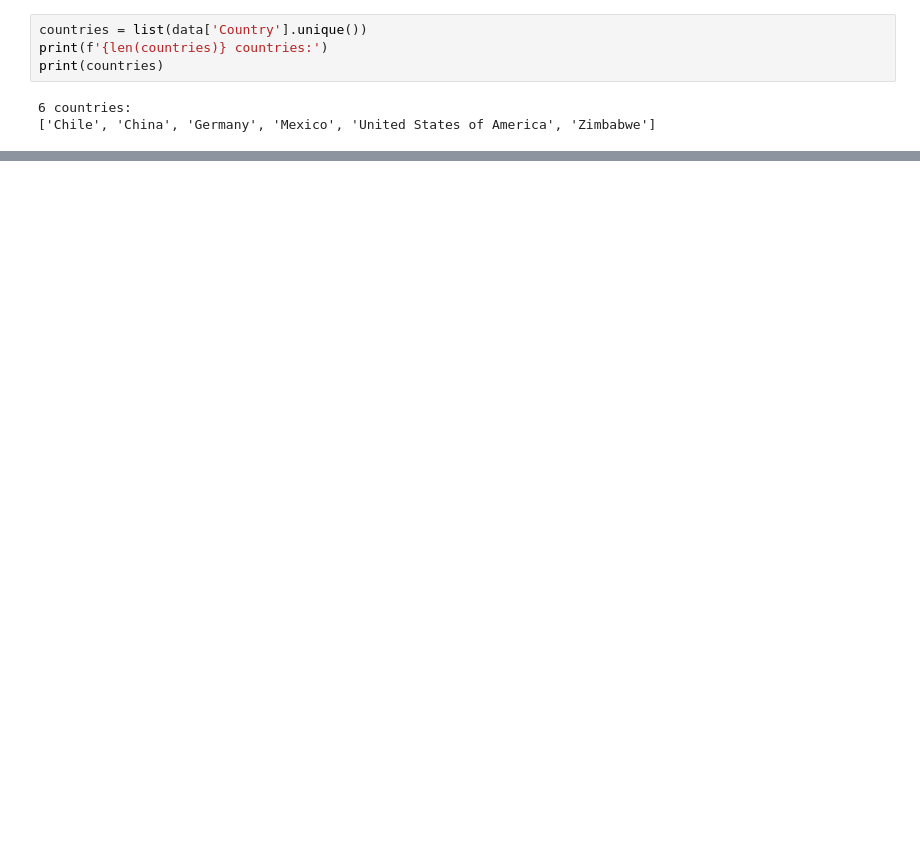
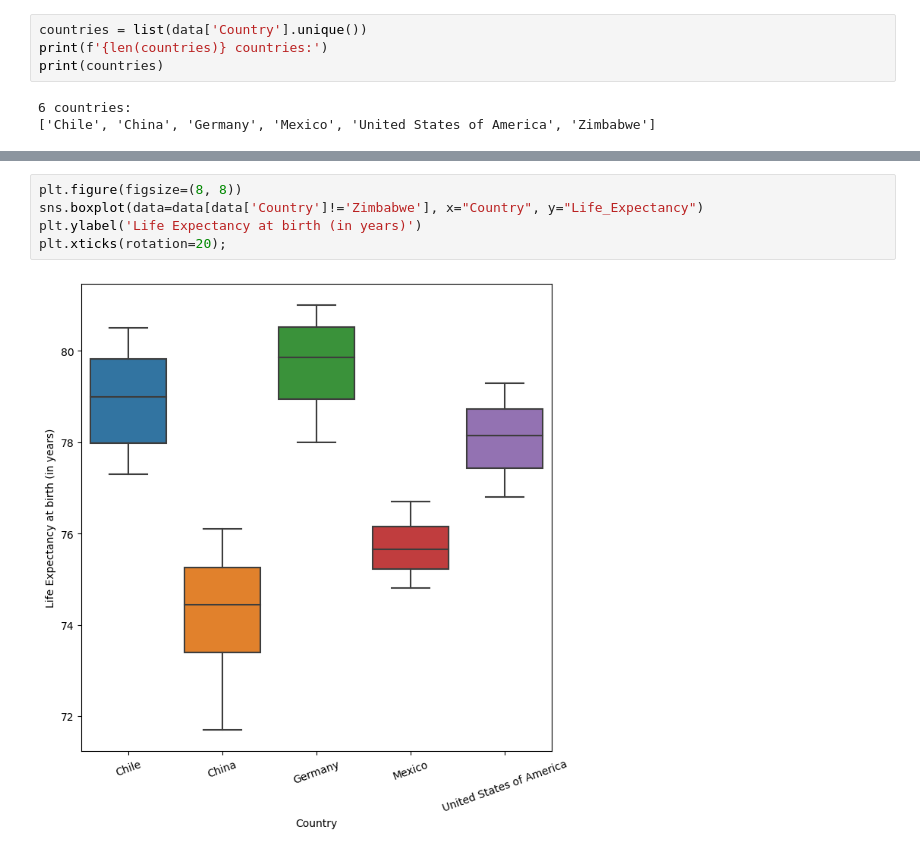
Before and after one commit to gabrielafichtner/gdp_life_expectancy, a Jupyter notebook: code/life_expectancy_gdp.ipynb, the cells around one changed output, grey strips where cells are left out. Cells and saved outputs as stored; diff of their text form; blank space fills up the shorter version.

```diff
--- a/code/life_expectancy_gdp.ipynb
+++ b/code/life_expectancy_gdp.ipynb
@@ -63,0 +79,7 @@ plt.show()
+# %%
+plt.figure(figsize=(8, 8))
+sns.boxplot(data=data[data['Country']!='Zimbabwe'], x="Country", y="Life_Expectancy")
+plt.ylabel('Life Expectancy at birth (in years)')
+plt.xticks(rotation=20);
+# %% [output]
+[figure, added]
```
Also changed, not shown: parts of 8 cells of this notebook.
